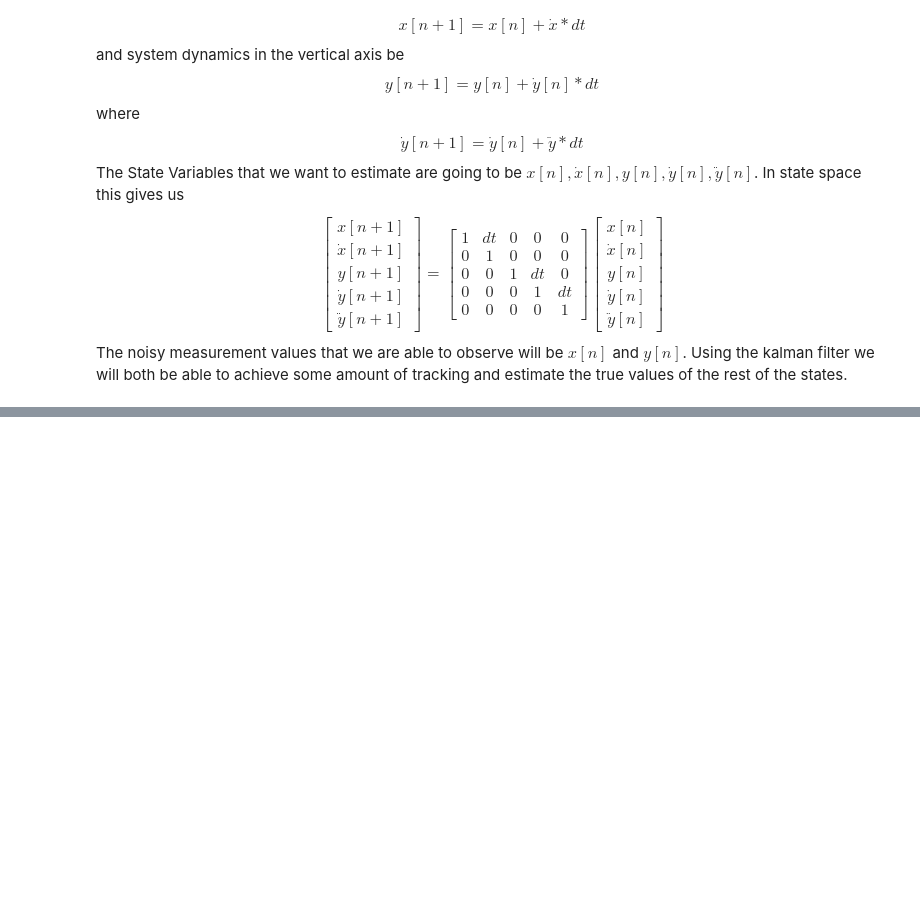
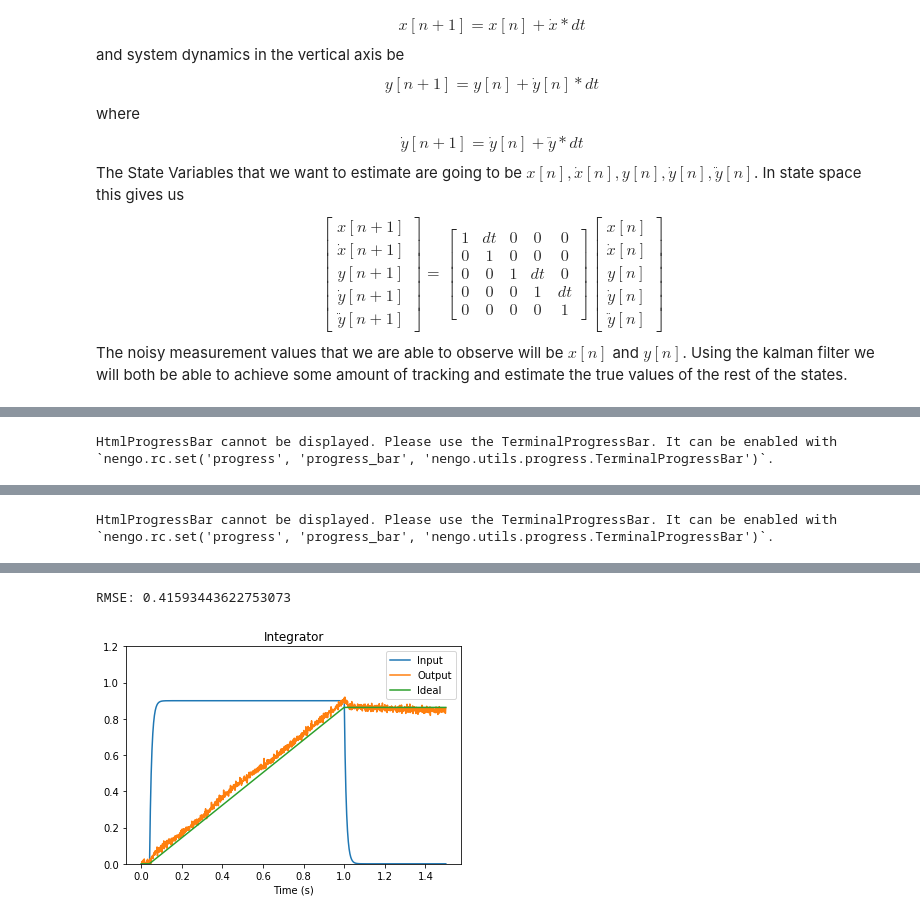
Before and after one commit to samnewhook/neural-kalman-filter, a Jupyter notebook: Newhook_Term_Project.ipynb, the cells around one changed output, grey strips where cells are left out. Cells and saved outputs as stored; diff of their text form; code cells hidden in the pictures; blank space fills up the shorter version.

Commit message:
Started Nengo

```diff
--- a/Newhook_Term_Project.ipynb
+++ b/Newhook_Term_Project.ipynb
@@ -153,0 +154,41 @@ plt.plot(t_space, np.squeeze(state_recorder[:, [0, 2]]) - np.squeeze(prediction_
+# %%
+model = nengo.Network(label='Kalman Filter Network')
+num_neurons = 200
+with model:
+    my_input = nengo.Node(lambda x: 0.9 if x < 1 and x > 0.04 else 0)
+
+    ens_1 = nengo.Ensemble(num_neurons, dimensions=1)
+    ens_1.neuron_type = nengo.LIF(tau_rc=0.02, tau_ref=0.002)
+    nengo.Connection(my_input, ens_1,
+                     synapse=nengo.synapses.Lowpass(tau=0.005),
+                     function=lambda x: 0.05*x)
+    connection = nengo.Connection(ens_1, ens_1,
+                                  synapse=nengo.synapses.Lowpass(tau=0.05),
+                                  function=lambda x:x)
+    input_probe = nengo.Probe(my_input, synapse=0.01)
+    probe_1 = nengo.Probe(ens_1, synapse=0.01)
+with nengo.Simulator(model) as sim:
+    sim.run(1.5)
+# Visualization code taken from
+# https://www.nengo.ai/nengo/examples/basic/communication_channel.html and
+# modifiedplt.figure()
+plt.title("Step input")
+plt.xlabel("Time (s)")
+plt.plot(sim.trange(), sim.data[input_probe])
+plt.ylim(0, 1.2)
+plt.title("Integrator")
+plt.xlabel("Time (s)")
+plt.plot(sim.trange(), sim.data[probe_1])
+output = []
+my_func = lambda x: 0.9 if x < 1 and x > 0.04 else 0
+for i, t in enumerate(sim.trange()):
+    if i == 0:
+        output.append(my_func(t) * sim.dt)
+        continue
+    output.append(output[i - 1] + (my_func(t) * sim.dt))
+plt.plot(sim.trange(), np.array(output))
+plt.legend(['Input', 'Output', 'Ideal'])
+rmse = np.sqrt(np.average((sim.data[probe_1]-np.array(output))**2))
+print(f'RMSE: {rmse}')
+# %% [output]
+HtmlProgressBar cannot be displayed. Please use the TerminalProgressBar. It can be enabled with `nengo.rc.set('progress', 'progress_bar', 'nengo.utils.progress.TerminalProgressBar')`.
@@ -153,0 +196 @@ plt.plot(t_space, np.squeeze(state_recorder[:, [0, 2]]) - np.squeeze(prediction_
+HtmlProgressBar cannot be displayed. Please use the TerminalProgressBar. It can be enabled with `nengo.rc.set('progress', 'progress_bar', 'nengo.utils.progress.TerminalProgressBar')`.
@@ -153,0 +198,2 @@ plt.plot(t_space, np.squeeze(state_recorder[:, [0, 2]]) - np.squeeze(prediction_
+RMSE: 0.41593443622753073
+[figure, added]
```
Also changed, not shown: parts of 4 cells of this notebook.
